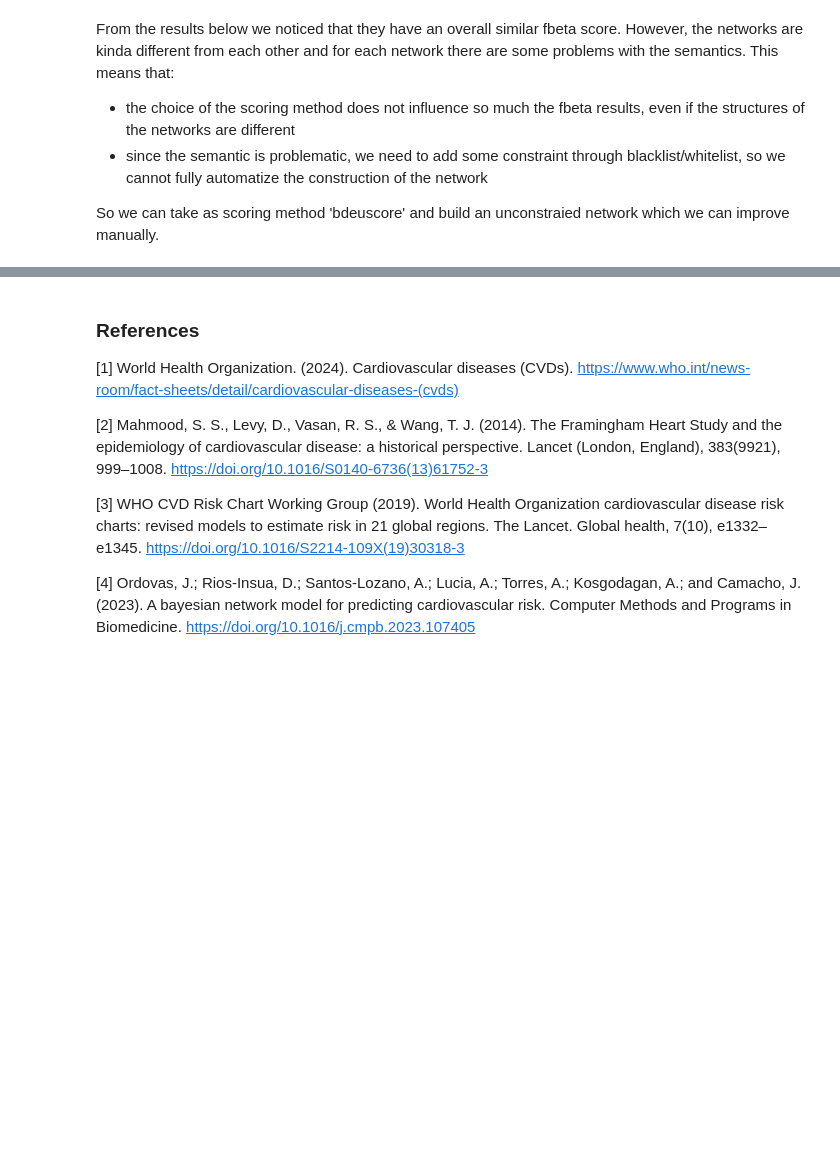
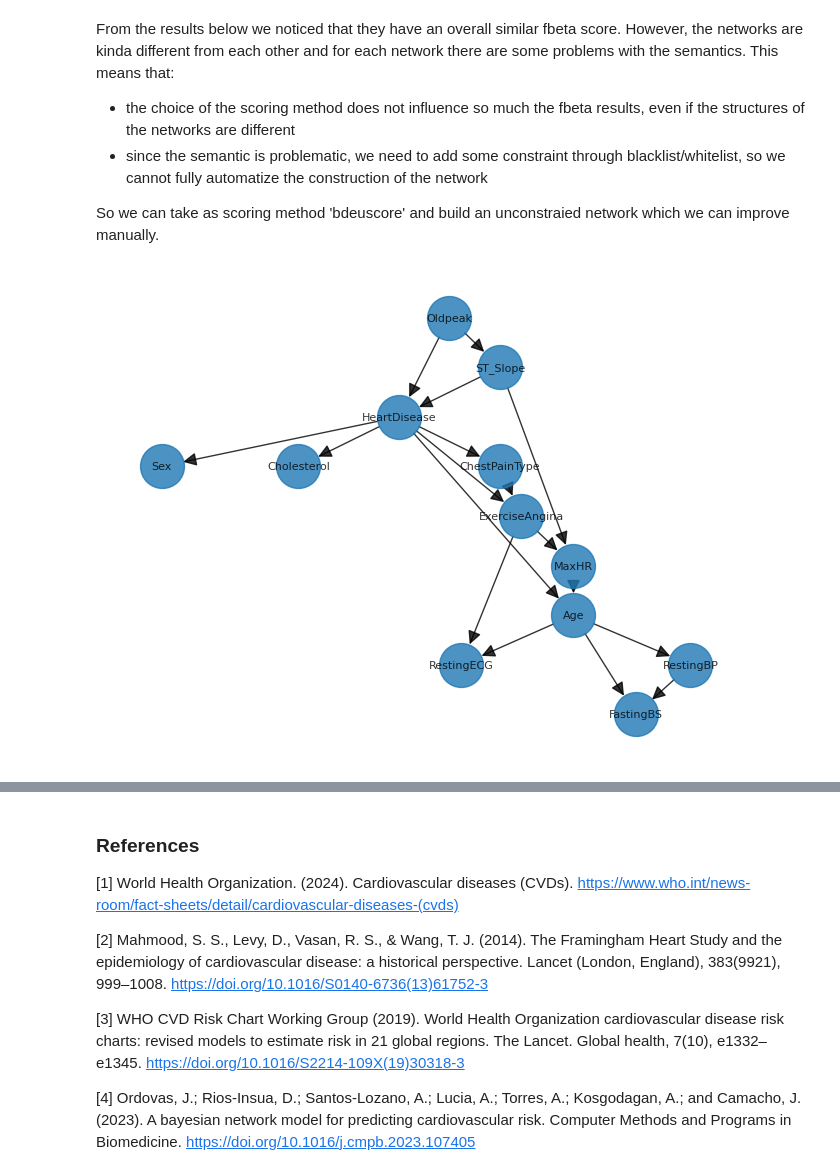
Before and after one commit to MatteoFasulo/BayesianHeartDisease, a Jupyter notebook: MLE_heart_crossvalidation.ipynb, the cells around one changed output, grey strips where cells are left out. Drawn from its saved outputs; the diff is of its cells as text; code cells hidden in the pictures; blank space fills up the shorter version.

```diff
--- a/MLE_heart_crossvalidation.ipynb
+++ b/MLE_heart_crossvalidation.ipynb
@@ -293,3 +213,9 @@ From the results below we noticed that they have an overall similar fbeta score.
 - since the semantic is problematic, we need to add some constraint through blacklist/whitelist, so we cannot fully automatize the construction of the network
 
 So we can take as scoring method 'bdeuscore' and build an unconstraied network which we can improve manually.
+# %%
+network = HillClimbSearch(df, use_cache=False).estimate(scoring_method='BDeuScore')
+pos = nx.nx_agraph.graphviz_layout(network, prog="dot")
+nx.draw(network, pos, with_labels=True, node_size=1000, font_size=8, arrowsize=20, alpha=0.8)
+# %% [output]
+[figure, added]
```
Also changed, not shown: parts of 36 cells of this notebook.
